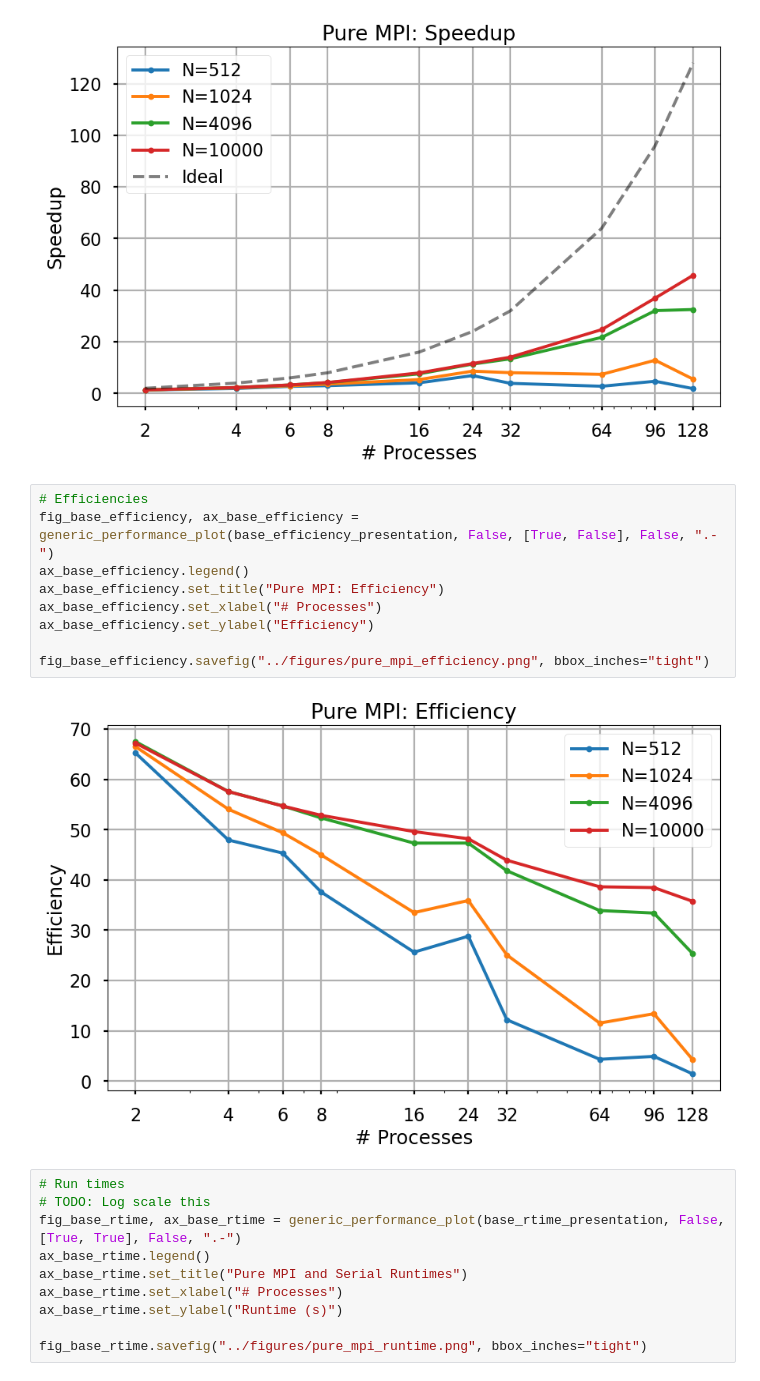
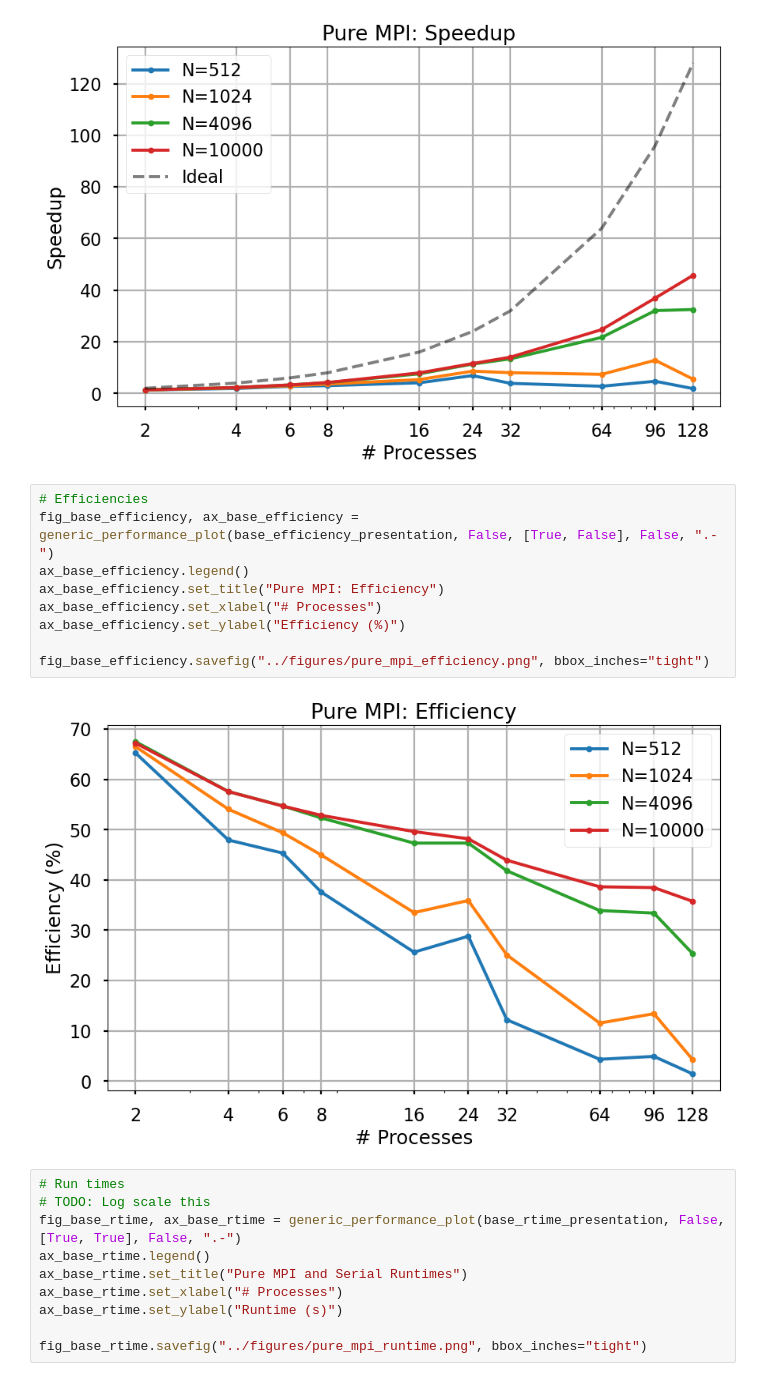
Before and after one commit to jfdev001/parallel-nbody, a Jupyter notebook: notebooks/figures.ipynb, the cells around one changed output. Drawn from its saved outputs; the diff is of its cells as text.

```diff
--- a/notebooks/figures.ipynb
+++ b/notebooks/figures.ipynb
@@ -447,14 +447,14 @@ fig_base_speedup.savefig("../figures/pure_mpi_speedup.png", bbox_inches="tight")
 # %%
 # Efficiencies
 fig_base_efficiency, ax_base_efficiency = generic_performance_plot(base_efficiency_presentation, False, [True, False], False, ".-")
 ax_base_efficiency.legend()
 ax_base_efficiency.set_title("Pure MPI: Efficiency")
 ax_base_efficiency.set_xlabel("# Processes")
-ax_base_efficiency.set_ylabel("Efficiency")
+ax_base_efficiency.set_ylabel("Efficiency (%)")
 
 fig_base_efficiency.savefig("../figures/pure_mpi_efficiency.png", bbox_inches="tight")
 # %% [output]
-[figure, old version]
+[figure, new version]
 # %%
 # Run times
 # TODO: Log scale this
```
Also changed, not shown: parts of 5 cells of this notebook, 4 other files.
